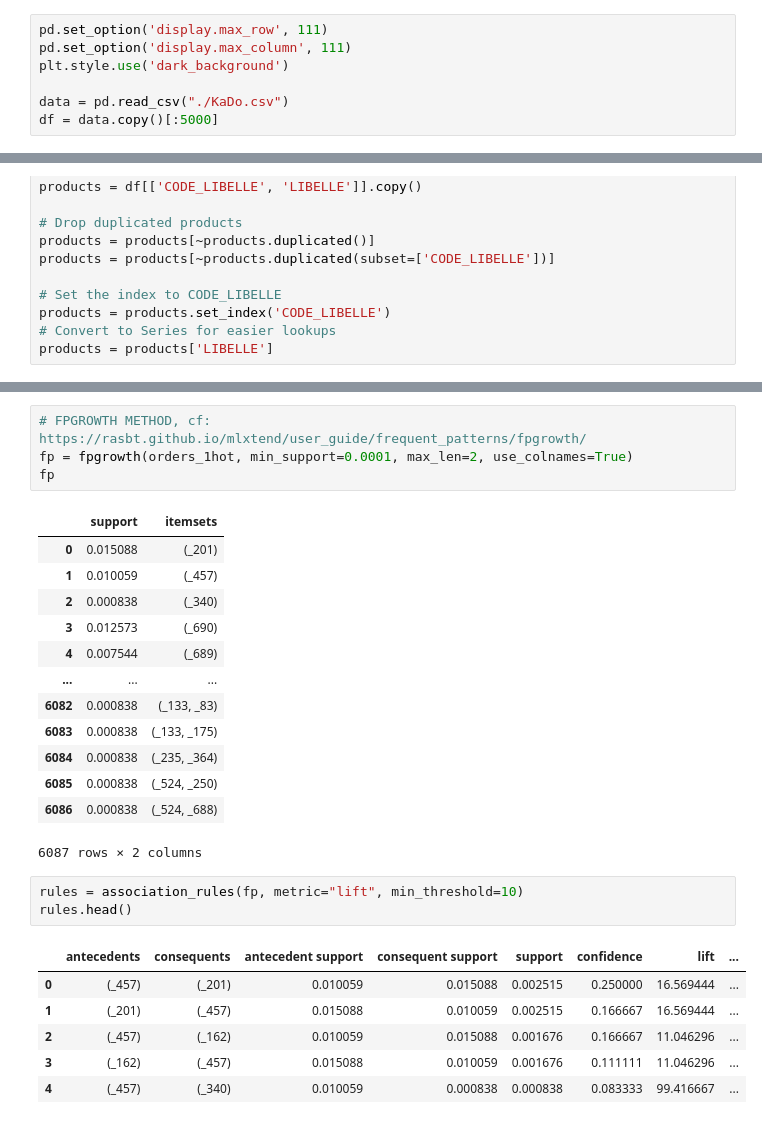
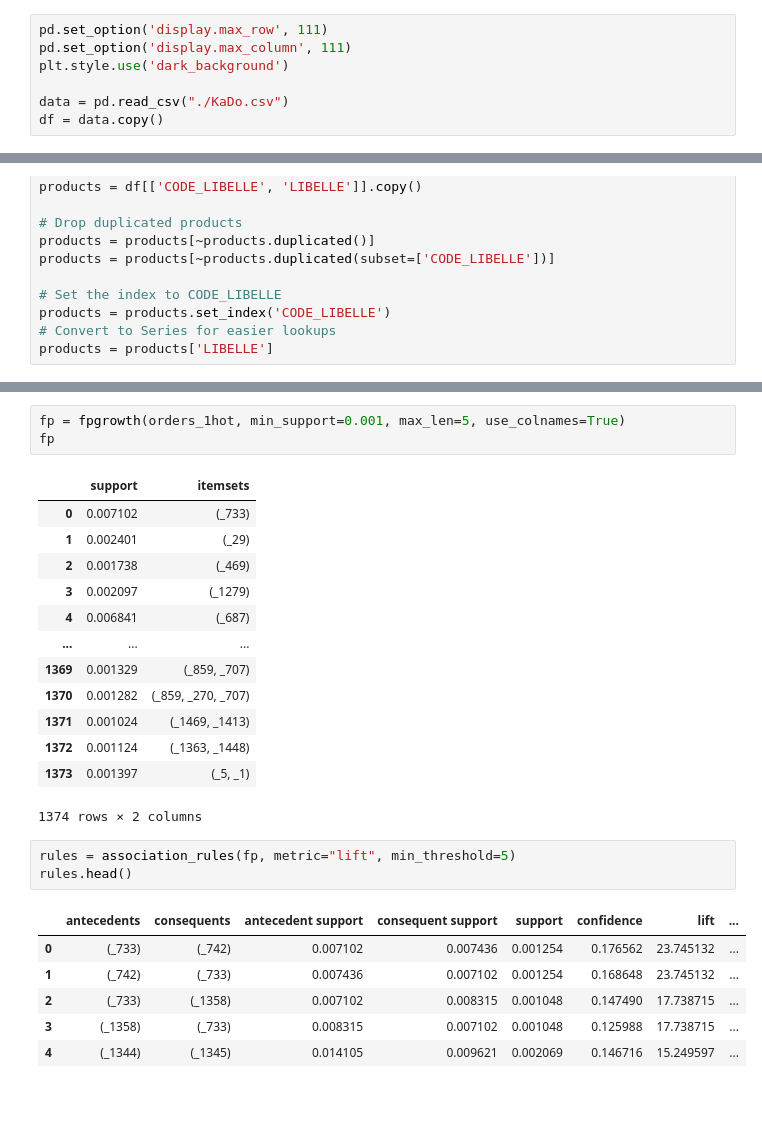
Before and after one commit to gu1lhemlcb/T-DAT, a Jupyter notebook: items_bought_together.ipynb, the cells around one changed output, grey strips where cells are left out. Saved outputs shown, nothing was run; the diff lists cells and outputs as text.

```diff
--- a/items_bought_together.ipynb
+++ b/items_bought_together.ipynb
@@ -12,7 +12,7 @@ pd.set_option('display.max_column', 111)
 plt.style.use('dark_background')
 
 data = pd.read_csv("./KaDo.csv")
-df = data.copy()[:5000]
+df = data.copy()
 # %%
 # Delete unused columns, drop NAs, create additionnal columns, and only keep TICKET_IDS with multiple product which are not the same.
 df.drop(columns=['MOIS_VENTE', 'PRIX_NET'], axis=1, inplace=True)
@@ -125,29 +110,28 @@ fpgrowth(orders_1hot, min_support=0.0001, max_len=2, use_colnames=True)
 # %%
-# FPGROWTH METHOD, cf: https://rasbt.github.io/mlxtend/user_guide/frequent_patterns/fpgrowth/
-fp = fpgrowth(orders_1hot, min_support=0.0001, max_len=2, use_colnames=True)
+fp = fpgrowth(orders_1hot, min_support=0.001, max_len=5, use_colnames=True)
 fp
 # %% [output]
 |  | support | itemsets |
-| 0 | 0.015088 | (_201) |
-| 1 | 0.010059 | (_457) |
-| 2 | 0.000838 | (_340) |
-| 3 | 0.012573 | (_690) |
-| 4 | 0.007544 | (_689) |
+| 0 | 0.007102 | (_733) |
+| 1 | 0.002401 | (_29) |
+| 2 | 0.001738 | (_469) |
+| 3 | 0.002097 | (_1279) |
+| 4 | 0.006841 | (_687) |
 | ... | ... | ... |
-| 6082 | 0.000838 | (_133, _83) |
-| 6083 | 0.000838 | (_133, _175) |
-| 6084 | 0.000838 | (_235, _364) |
-| 6085 | 0.000838 | (_524, _250) |
-| 6086 | 0.000838 | (_524, _688) |
+| 1369 | 0.001329 | (_859, _707) |
+| 1370 | 0.001282 | (_859, _270, _707) |
+| 1371 | 0.001024 | (_1469, _1413) |
+| 1372 | 0.001124 | (_1363, _1448) |
+| 1373 | 0.001397 | (_5, _1) |
-6087 rows × 2 columns
+1374 rows × 2 columns
 # %%
-rules = association_rules(fp, metric="lift", min_threshold=10)
+rules = association_rules(fp, metric="lift", min_threshold=5)
 rules.head()
 # %% [output]
 |  | antecedents | consequents | antecedent support | consequent support | support | confidence | lift | ... |
-| 0 | (_457) | (_201) | 0.010059 | 0.015088 | 0.002515 | 0.250000 | 16.569444 | ... |
-| 1 | (_201) | (_457) | 0.015088 | 0.010059 | 0.002515 | 0.166667 | 16.569444 | ... |
-| 2 | (_457) | (_162) | 0.010059 | 0.015088 | 0.001676 | 0.166667 | 11.046296 | ... |
-| 3 | (_162) | (_457) | 0.015088 | 0.010059 | 0.001676 | 0.111111 | 11.046296 | ... |
-| 4 | (_457) | (_340) | 0.010059 | 0.000838 | 0.000838 | 0.083333 | 99.416667 | ... |
+| 0 | (_733) | (_742) | 0.007102 | 0.007436 | 0.001254 | 0.176562 | 23.745132 | ... |
+| 1 | (_742) | (_733) | 0.007436 | 0.007102 | 0.001254 | 0.168648 | 23.745132 | ... |
+| 2 | (_733) | (_1358) | 0.007102 | 0.008315 | 0.001048 | 0.147490 | 17.738715 | ... |
+| 3 | (_1358) | (_733) | 0.008315 | 0.007102 | 0.001048 | 0.125988 | 17.738715 | ... |
+| 4 | (_1344) | (_1345) | 0.014105 | 0.009621 | 0.002069 | 0.146716 | 15.249597 | ... |
 # %%
```
Also changed, not shown: parts of 8 cells of this notebook.
